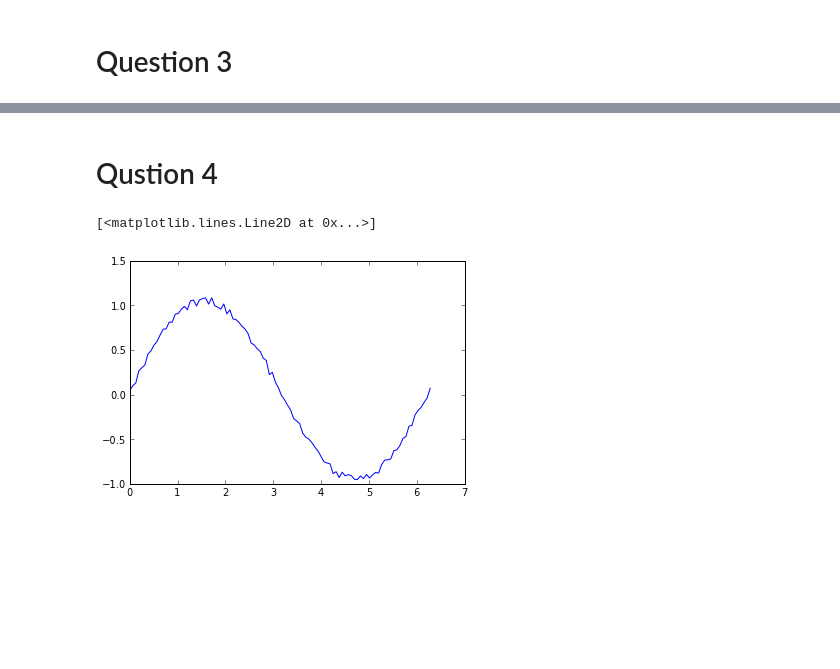
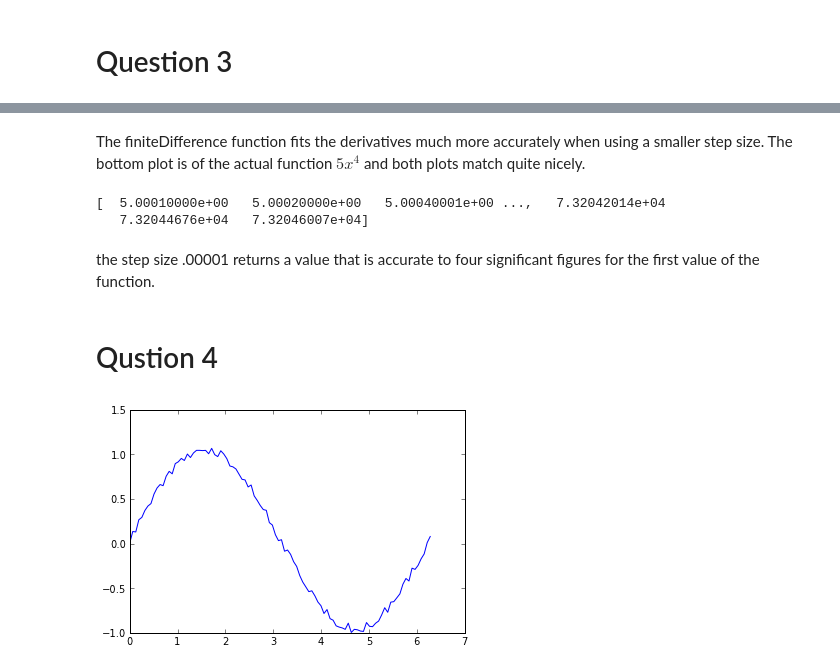
Before and after one commit to mtotten/PHYS202-S13, a Jupyter notebook: Week4/InterpAndDiffEx3.ipynb, the cells around one changed output, grey strips where cells are left out. Saved outputs shown, nothing was run; the diff lists cells and outputs as text; code cells hidden in the pictures; blank space fills up the shorter version.

```diff
--- a/Week4/InterpAndDiffEx3.ipynb
+++ b/Week4/InterpAndDiffEx3.ipynb
@@ -142,10 +176,23 @@ TypeError: unsupported operand type(s) for ** or pow(): 'list' and 'int'
+# %% [markdown]
+The finiteDifference function fits the derivatives much more accurately when using a smaller step size. The bottom plot is of the actual function $5x^4$ and both plots match quite nicely.
+# %%
+#part d
+x = arange(1.,11.,.00001)
+y = x ** 5
+F = finiteDifference(x,y)
+print F
+# %% [output]
+[  5.00010000e+00   5.00020000e+00   5.00040001e+00 ...,   7.32042014e+04
+   7.32044676e+04   7.32046007e+04]
+# %% [markdown]
+the step size .00001 returns a value that is accurate to four significant figures for the first value of the function.
 # %% [markdown]
 Qustion 4
 =
 # %%
 x = linspace(0,2*pi,100) #part a.
 y = sin(x) + 0.1*random.random(size=x.shape)
 plot(x,y)
+show()
 # %% [output]
-[<matplotlib.lines.Line2D at 0x...>]
-[figure, old version]
+[figure, new version]
```
Also changed, not shown: parts of 8 cells of this notebook, 1 other file.
